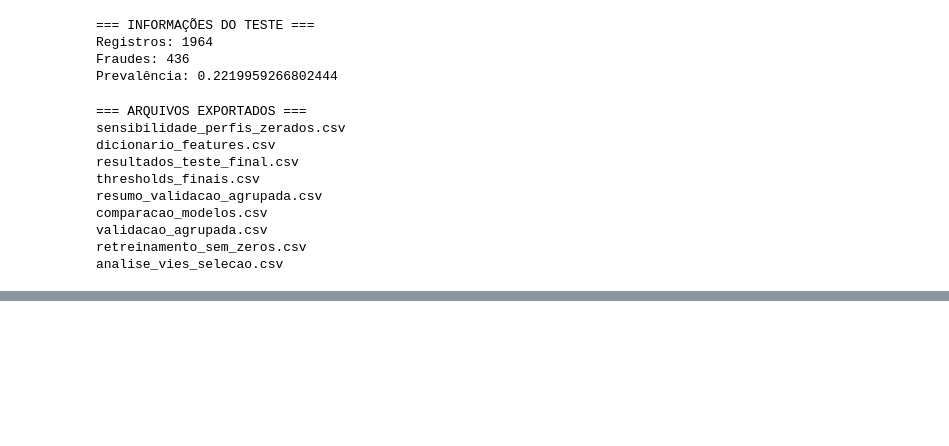
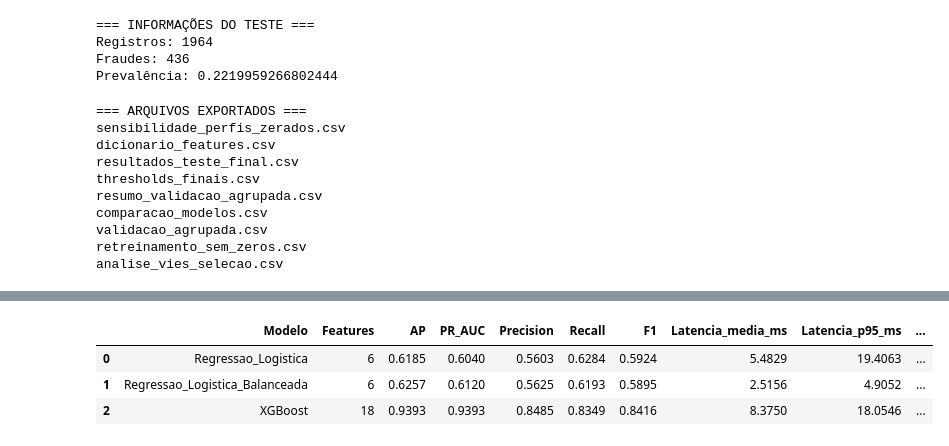
Before and after one commit to GabrielThiel/ethereum-fraud-analysis, a Jupyter notebook: notebooks/02_exploracao_dataset_vagifa.ipynb, the cells around one changed output, grey strips where cells are left out. Saved outputs shown, nothing was run; the diff lists cells and outputs as text; code cells hidden in the pictures; blank space fills up the shorter version.

```diff
--- a/notebooks/02_exploracao_dataset_vagifa.ipynb
+++ b/notebooks/02_exploracao_dataset_vagifa.ipynb
@@ -4268,0 +4472,47 @@ analise_vies_selecao.csv
+# %%
+
+df_comparacao_final_vagifa = (
+    df_teste_final_vagifa.merge(
+        df_desempenho_vagifa,
+        on=["Modelo", "Features"]
+    )
+)
+
+display(
+    df_comparacao_final_vagifa[
+        [
+            "Modelo",
+            "Features",
+            "AP",
+            "PR_AUC",
+            "Precision",
+            "Recall",
+            "F1",
+            "Latencia_media_ms",
+            "Latencia_p95_ms",
+            "Latencia_p99_ms",
+            "Throughput_registros_s"
+        ]
+    ].round(4)
+)
+
+# Exportar os resultados
+df_desempenho_vagifa.to_csv(
+    pasta / "desempenho_computacional.csv",
+    index=False
+)
+
+df_comparacao_final_vagifa.to_csv(
+    pasta / "comparacao_final_vagifa.csv",
+    index=False
+)
+
+pd.DataFrame([ambiente]).to_csv(
+    pasta / "ambiente_computacional.csv",
+    index=False
+)
+# %% [output]
+|  | Modelo | Features | AP | PR_AUC | Precision | Recall | F1 | Latencia_media_ms | Latencia_p95_ms | ... |
+| 0 | Regressao_Logistica | 6 | 0.6185 | 0.6040 | 0.5603 | 0.6284 | 0.5924 | 5.4829 | 19.4063 | ... |
+| 1 | Regressao_Logistica_Balanceada | 6 | 0.6257 | 0.6120 | 0.5625 | 0.6193 | 0.5895 | 2.5156 | 4.9052 | ... |
+| 2 | XGBoost | 18 | 0.9393 | 0.9393 | 0.8485 | 0.8349 | 0.8416 | 8.3750 | 18.0546 | ... |
```
Also changed, not shown: parts of 3 cells of this notebook.
